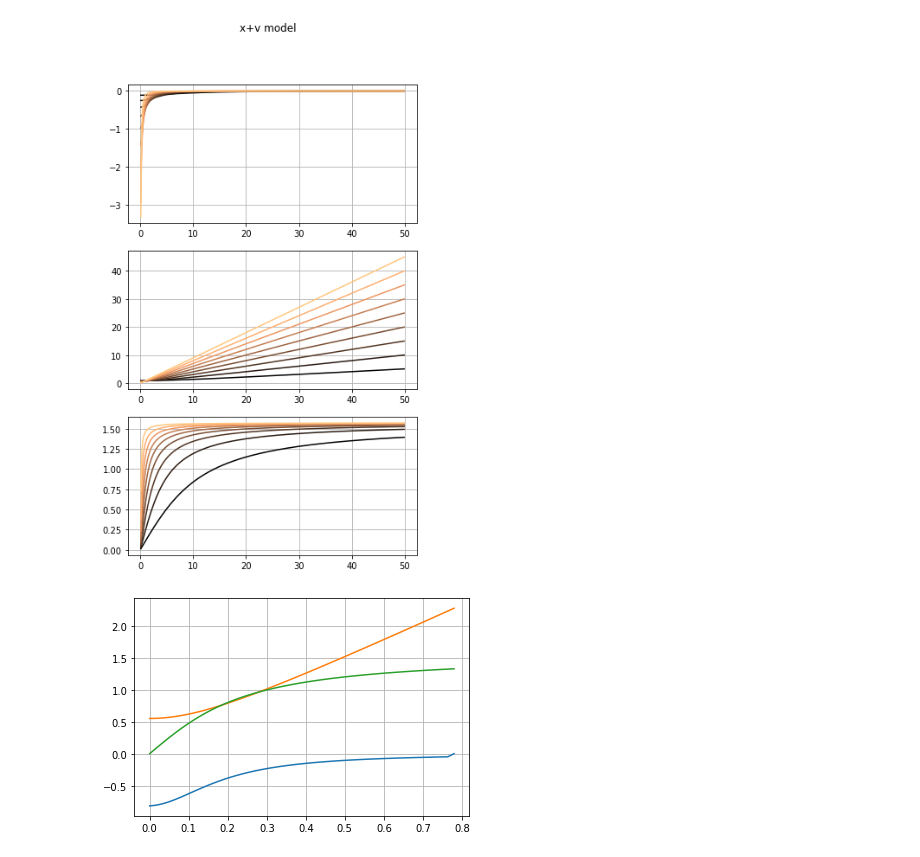
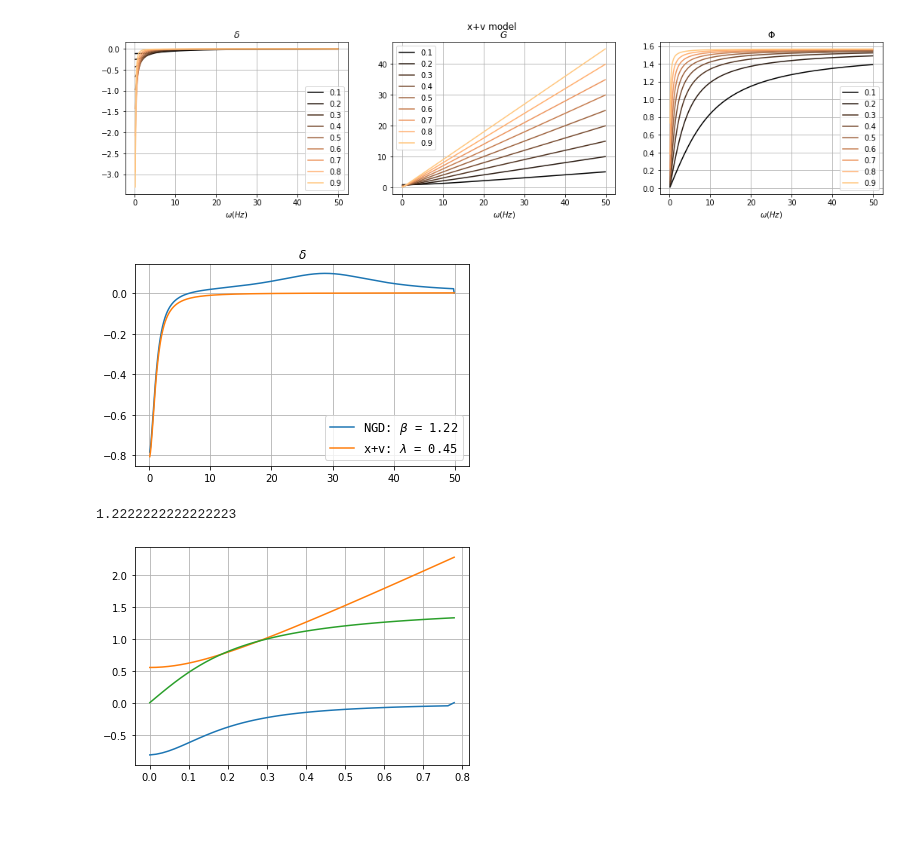
Before and after one commit to llincooi/retina_python, a Jupyter notebook: NGD2x+v-Copy1.ipynb, the cells around one changed output. Drawn from its saved outputs; the diff is of its cells as text; code cells hidden in the pictures; blank space fills up the shorter version.

```diff
--- a/NGD2x+v-Copy1.ipynb
+++ b/NGD2x+v-Copy1.ipynb
@@ -150,18 +171,0 @@ plt.xlim([-10, 1])
-# %%
-lambdas = np.arange(0.1,1,0.1)
-betas = (1-lambdas)/lambdas
-time_dis4 = []
-for beta in betas:
-    g = beta
-    zs = []
-    z = 0
-    xs = LPOU-min(LPOU)
-    for x in xs:
-        dz = (-beta*z+g*x)*dt
-        z = z+dz
-        zs.append(z)
-    zs = np.array(zs)
-    xzCor = np.correlate(nc(xs),nc(zs), 'same')
-    plt.plot(T-np.mean(T), xzCor)
-    time_dis4.append((T-np.mean(T))[np.argmax(xzCor)])
-plt.xlim([-10, 1])
@@ -171,8 +172,10 @@ plt.xlim([-10, 1])
 # %%
 dOmega = 0.1
-fig, ax = plt.subplots(nrows =3, ncols =1)
+fig, ax = plt.subplots(nrows =1, ncols =3)
+fig.suptitle('NGD model')
 for axi in ax:
     axi.set_prop_cycle(plt.cycler('color', plt.cm.copper(np.linspace(0, 1, len(betas)))))
+    axi.set_xlabel(r'$\omega (Hz)$')
     axi.grid()
 for beta in betas:
     omega = np.arange(dOmega,50,dOmega)
@@ -180,10 +183,16 @@ for beta in betas:
     G = np.abs(H)
     Phi = np.angle(H)
     delta = -np.append(np.diff(Phi),0)/dOmega
+
     delta_phase = -(Phi-np.pi/2)/omega
 
     ax[0].plot(omega, delta)
+    ax[0].set_title(r'$\delta$')
     ax[1].plot(omega,G)
+    ax[1].set_title(r'$G$')
     ax[2].plot(omega,Phi)
-fig.set_size_inches(6,10)
+    ax[2].set_title(r'$\Phi$')
+for axi in ax:
+    axi.legend( [str(round(beta,2)) for beta in betas], loc='best')
+fig.set_size_inches(18,3*(np.sqrt(5)-1))
 # %% [output]
@@ -191,27 +200,63 @@ fig.set_size_inches(6,10)
 # %%
 dOmega = 0.1
-fig, ax = plt.subplots(nrows =3, ncols =1)
+fig, ax = plt.subplots(nrows =1, ncols =3)
 for axi in ax:
     axi.set_prop_cycle(plt.cycler('color', plt.cm.copper(np.linspace(0, 1, len(betas)))))
+    axi.set_xlabel(r'$\omega (Hz)$')
+    axi.legend( [str(round(Lambda,2)) for Lambda in lambdas], loc='best')
     axi.grid()
 fig.suptitle('x+v model')
 for Lambda in lambdas:
     omega = np.arange(dOmega,50,dOmega)
     H = (1-Lambda+Lambda*1j*omega)#/(omega*1j)
     G = np.abs(H)
     Phi = np.angle(H)
     delta = -np.append(np.diff(Phi),0)/dOmega
     delta_phase = -(Phi)/omega
 
     ax[0].plot(omega, delta)
+    ax[0].set_title(r'$\delta$')
     ax[1].plot(omega,G)
+    ax[1].set_title(r'$G$')
     ax[2].plot(omega,Phi)
-fig.set_size_inches(6,10)
-# ax.legend( [str(round(Lambda,2)) for Lambda in lambdas], loc='best')
-# ax.set_ylabel(r'$\delta$')
-# ax.set_xlabel(r'$\omega$')
+    ax[2].set_title(r'$\Phi$')
+
+for axi in ax:
+    axi.legend( [str(round(Lambda,2)) for Lambda in lambdas], loc='best')
+fig.set_size_inches(18,3*(np.sqrt(5)-1))
 # %% [output]
-[figure, old version]
+[figure, new version]
+# %%
+dOmega = 0.1
+Lambda = 0.45
+beta = (1-Lambda)/Lambda
+omega = np.arange(dOmega,50,dOmega)
+H = k/(omega*1j+alpha+(k*phi*g/(omega*1j+beta)))#/(omega*1j)
+G = np.abs(H)
+Phi = np.angle(H)
+NGD_delta = -np.append(np.diff(Phi),0)/dOmega
+
+
+H = (1-Lambda+Lambda*1j*omega)#/(omega*1j)
+G = np.abs(H)
+Phi = np.angle(H)
+xv_delta = -np.append(np.diff(Phi),0)/dOmega
+
+fig, ax = plt.subplots()
+ax.plot(omega, NGD_delta)
+ax.plot(omega, xv_delta)
+ax.set_title(r'$\delta$')
+ax.legend( (r'NGD: $\beta$ = '+str(round(beta, 2)), 'x+v: $\lambda$ = '+str(round(Lambda, 2)))
+          , loc='best',prop={'size': 'large', 'family': 'monospace'})
+ax.grid()
+fig.set_size_inches(6,3*(np.sqrt(5)-1))
+# fig.savefig('D:\\其融\\github\\python-code\\4PID_paper\\GroupDelay Comparison.tif')
+# %% [output]
+[figure, added]
+# %%
+beta
+# %% [output]
+1.2222222222222223
 # %%
 Lambda = 0.45
 omega = np.arange(0,5,dOmega)
```
Also changed, not shown: parts of 9 cells of this notebook, 13 other files.
